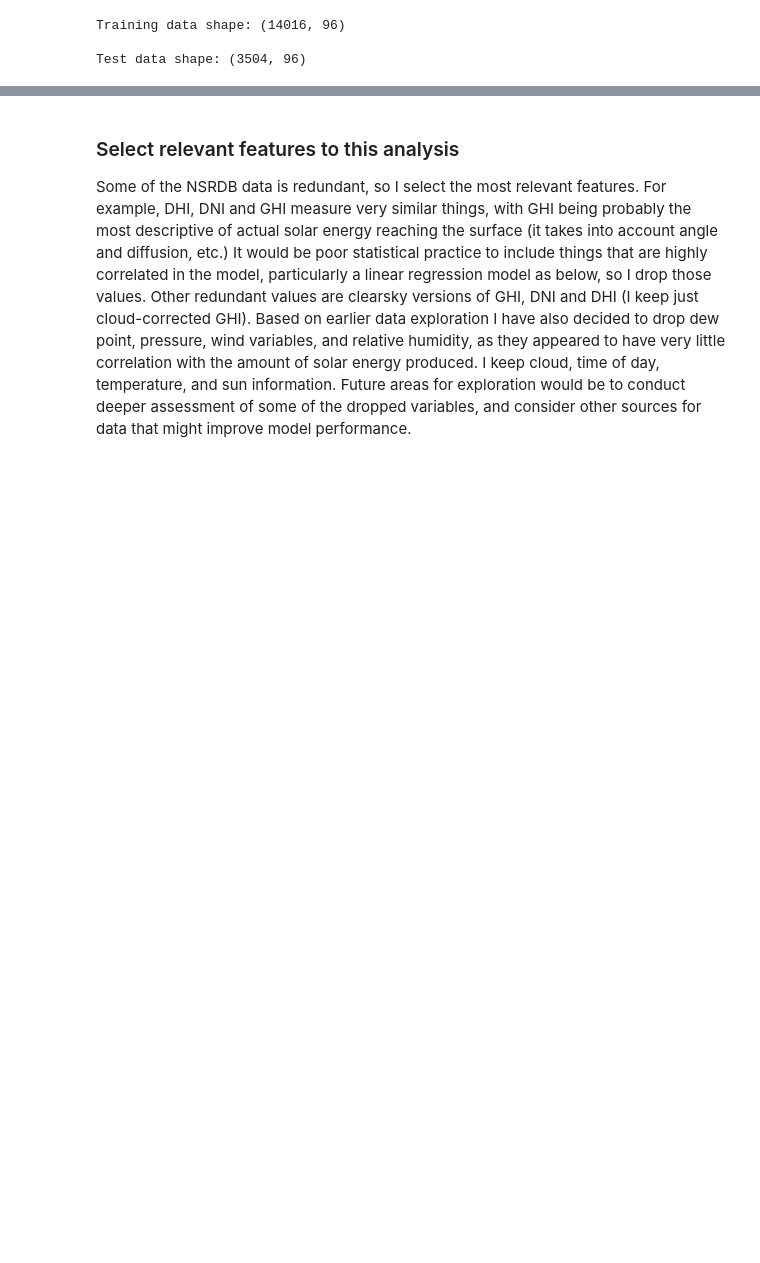
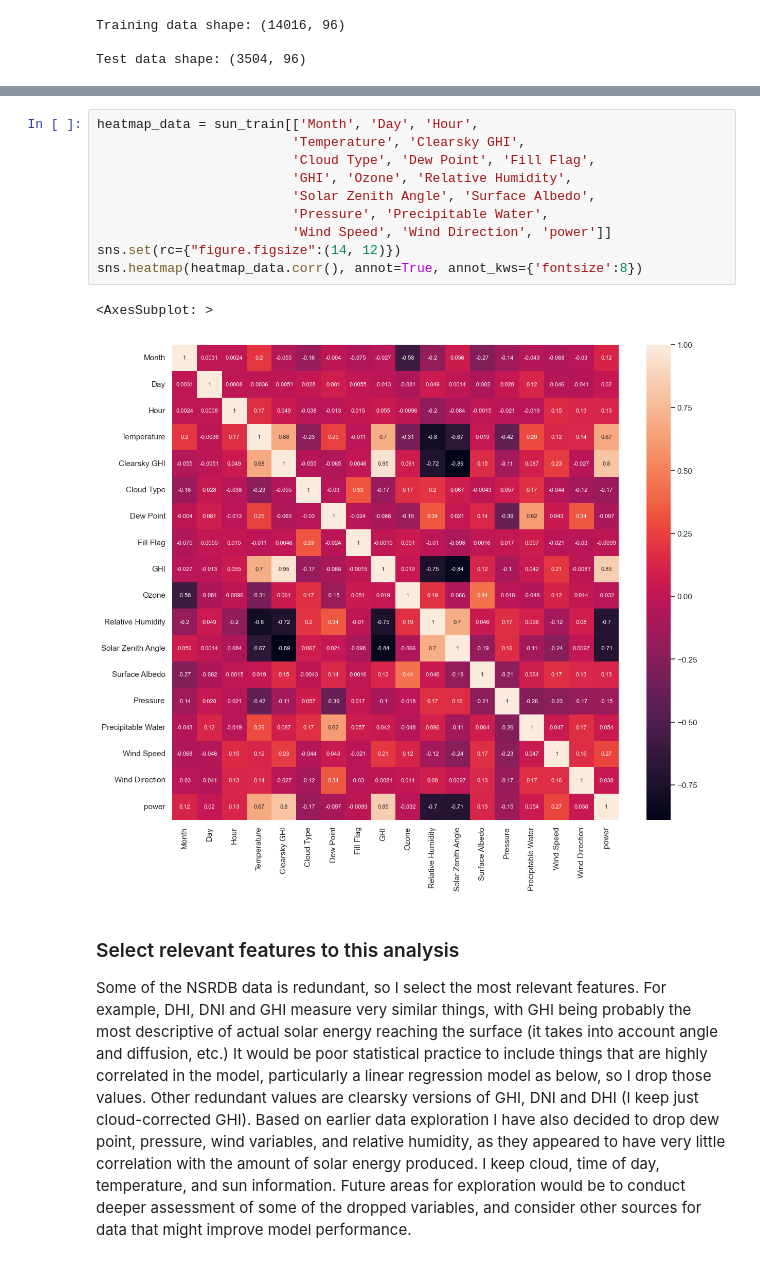
Before and after one commit to c-mcst/solar_power_prediction, a Jupyter notebook: solar_power_prediction.ipynb, the cells around one changed output, grey strips where cells are left out. Drawn from its saved outputs; the diff is of its cells as text; blank space fills up the shorter version.

```diff
--- a/solar_power_prediction.ipynb
+++ b/solar_power_prediction.ipynb
@@ -213,3 +239,16 @@ Test data shape: (3504, 96)
+# %%
+heatmap_data = sun_train[['Month', 'Day', 'Hour',
+                         'Temperature', 'Clearsky GHI',
+                         'Cloud Type', 'Dew Point', 'Fill Flag',
+                         'GHI', 'Ozone', 'Relative Humidity',
+                         'Solar Zenith Angle', 'Surface Albedo',
+                         'Pressure', 'Precipitable Water',
+                         'Wind Speed', 'Wind Direction', 'power']]
+sns.set(rc={"figure.figsize":(14, 12)})
+sns.heatmap(heatmap_data.corr(), annot=True, annot_kws={'fontsize':8})
+# %% [output]
+<AxesSubplot: >
+[figure, added]
 # %% [markdown]
 ### Select relevant features to this analysis
 
```
Also changed, not shown: parts of 9 cells of this notebook.
